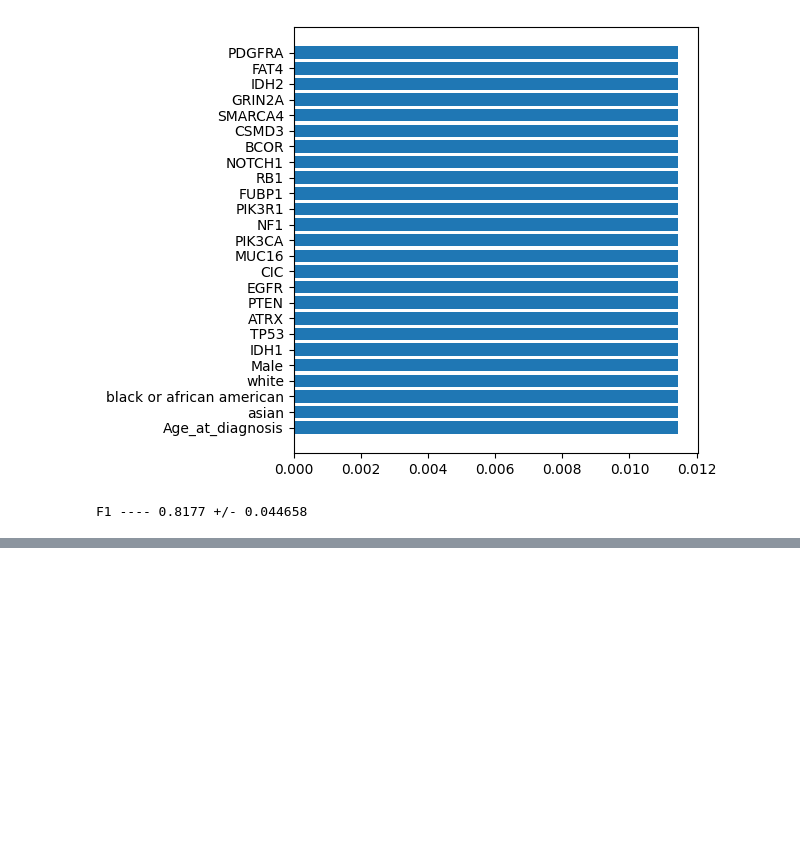
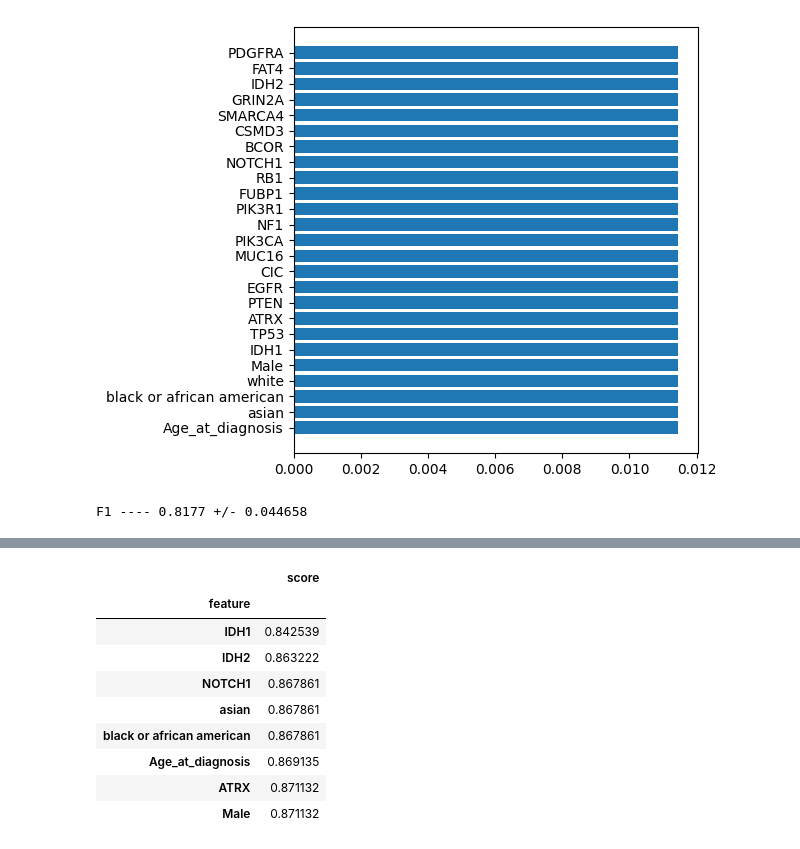
Before and after one commit to a13xbb/ml-labs-mag, a Jupyter notebook: lab1/eda.ipynb, the cells around one changed output, grey strips where cells are left out. Saved outputs shown, nothing was run; the diff lists cells and outputs as text; code cells hidden in the pictures; blank space fills up the shorter version.

```diff
--- a/lab1/eda.ipynb
+++ b/lab1/eda.ipynb
@@ -373,0 +392,13 @@ F1 ---- 0.8487 +/- 0.043362
+# %%
+selected_feats_greedy
+# %% [output]
+|  | score |
+| feature |  |
+| IDH1 | 0.842539 |
+| IDH2 | 0.863222 |
+| NOTCH1 | 0.867861 |
+| asian | 0.867861 |
+| black or african american | 0.867861 |
+| Age_at_diagnosis | 0.869135 |
+| ATRX | 0.871132 |
+| Male | 0.871132 |
```
Also changed, not shown: parts of 16 cells of this notebook.
